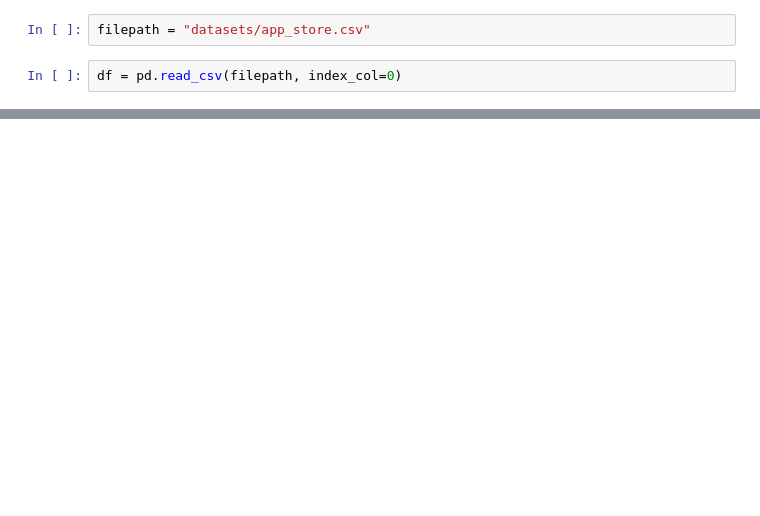
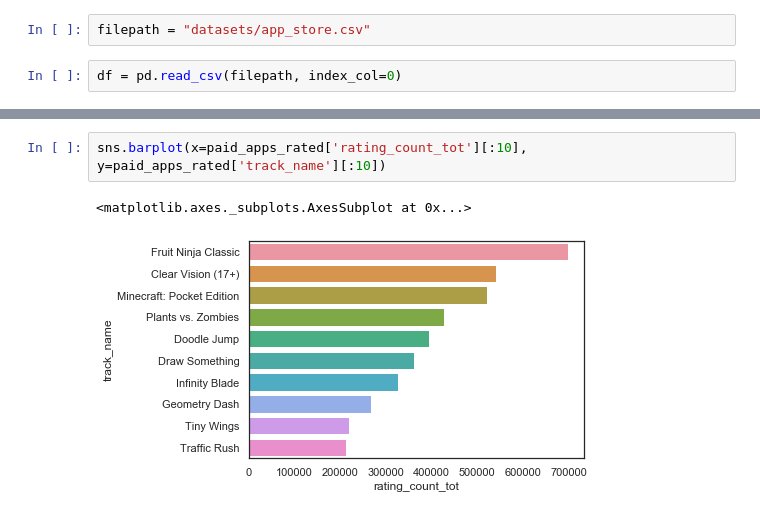
Before and after one commit to APNovichkov/pandas-datascience, a Jupyter notebook: tutorials/app_store/app_store_tutorial.ipynb, the cells around one changed output, grey strips where cells are left out. Cells and saved outputs as stored; diff of their text form; blank space fills up the shorter version.

```diff
--- a/tutorials/app_store/app_store_tutorial.ipynb
+++ b/tutorials/app_store/app_store_tutorial.ipynb
@@ -41,0 +95,5 @@ df
+# %%
+sns.barplot(x=paid_apps_rated['rating_count_tot'][:10], y=paid_apps_rated['track_name'][:10])
+# %% [output]
+<matplotlib.axes._subplots.AxesSubplot at 0x...>
+[figure, added]
```
Also changed, not shown: parts of 45 cells of this notebook, 1 other file.
